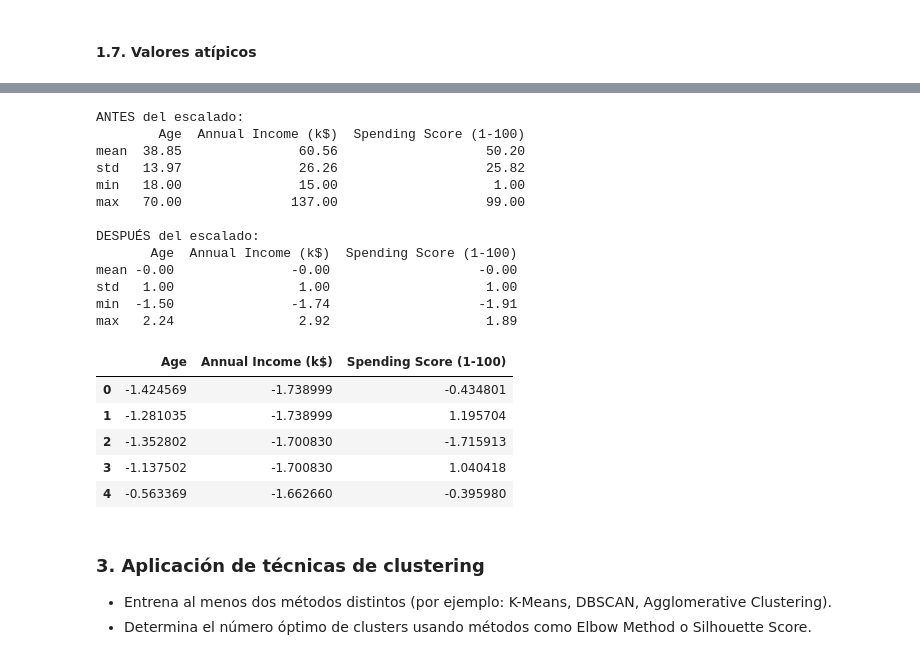
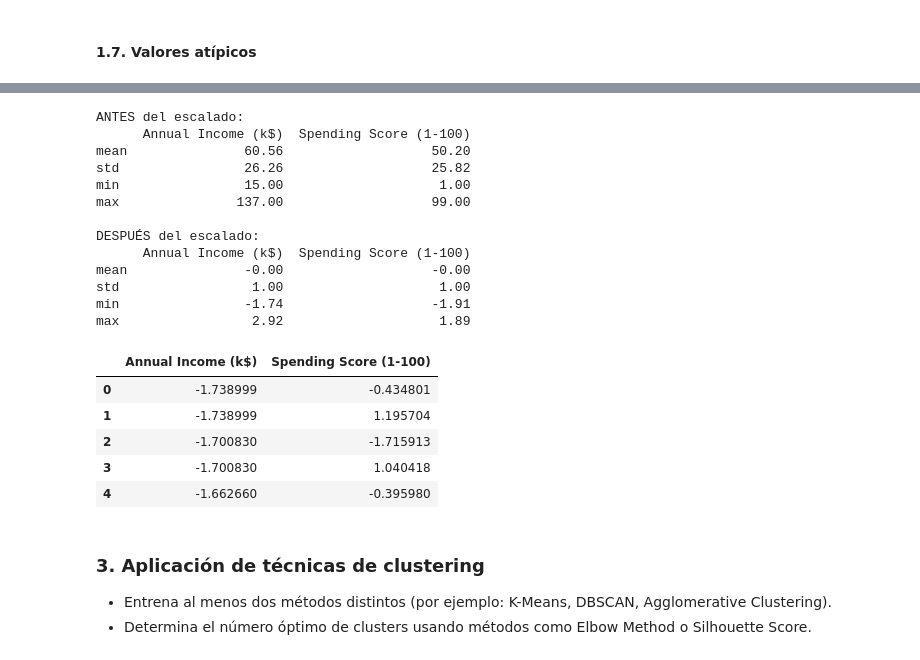
Before and after one commit to QudeCode/MSc-FIAIS-Activity-1, a Jupyter notebook: segmentacion_clientes.ipynb, the cells around one changed output, grey strips where cells are left out. Saved outputs shown, nothing was run; the diff lists cells and outputs as text; code cells hidden in the pictures.

Commit message:
uso de 2 variables en vez de 3 para el clustering

```diff
--- a/segmentacion_clientes.ipynb
+++ b/segmentacion_clientes.ipynb
@@ -222,44 +228,44 @@ No parece que haya valores atípicos.
 # %%
-# OBJETIVO: dejar las 3 variables con media=0 y desviación típica=1, para que pesen por igual.
+# OBJETIVO: dejar las 2 variables con media=0 y desviación típica=1, para que pesen por igual.
 
-# Estado previo: escalas muy diferentes
-df_scaled = df[["Age", "Annual Income (k$)", "Spending Score (1-100)"]]
+# Subconjunto sin escalar: escalas muy diferentes entre variables
+df_num = df[["Annual Income (k$)", "Spending Score (1-100)"]]
 print("ANTES del escalado:")
-print(df_scaled.describe().loc[["mean", "std", "min", "max"]].round(2))
+print(df_num.describe().loc[["mean", "std", "min", "max"]].round(2))
 
 # Aplicar StandardScaler
 scaler = StandardScaler()
-df_scaled_fit = scaler.fit_transform(df_scaled)   # fit aprende μ y σ, transform las aplica
+df_scaled_fit = scaler.fit_transform(df_num)   # fit aprende μ y σ, transform las aplica
 
 # Reconstruir DataFrame (fit_transform devuelve un array sin nombres)
 df_scaled_fit = pd.DataFrame(df_scaled_fit,
-                             columns=["Age", "Annual Income (k$)", "Spending Score (1-100)"])
+                             columns=["Annual Income (k$)", "Spending Score (1-100)"])
 
 # Estado posterior: todas centradas y normalizadas
 print("\nDESPUÉS del escalado:")
 print(df_scaled_fit.describe().loc[["mean", "std", "min", "max"]].round(2))
 
 df_scaled_fit.head()
 # %% [output]
 ANTES del escalado:
-        Age  Annual Income (k$)  Spending Score (1-100)
-mean  38.85               60.56                   50.20
-std   13.97               26.26                   25.82
-min   18.00               15.00                    1.00
-max   70.00              137.00                   99.00
+      Annual Income (k$)  Spending Score (1-100)
+mean               60.56                   50.20
+std                26.26                   25.82
+min                15.00                    1.00
+max               137.00                   99.00
 
 DESPUÉS del escalado:
-       Age  Annual Income (k$)  Spending Score (1-100)
-mean -0.00               -0.00                   -0.00
-std   1.00                1.00                    1.00
-min  -1.50               -1.74                   -1.91
-max   2.24                2.92                    1.89
+      Annual Income (k$)  Spending Score (1-100)
+mean               -0.00                   -0.00
+std                 1.00                    1.00
+min                -1.74                   -1.91
+max                 2.92                    1.89
-|  | Age | Annual Income (k$) | Spending Score (1-100) |
-| 0 | -1.424569 | -1.738999 | -0.434801 |
-| 1 | -1.281035 | -1.738999 | 1.195704 |
-| 2 | -1.352802 | -1.700830 | -1.715913 |
-| 3 | -1.137502 | -1.700830 | 1.040418 |
-| 4 | -0.563369 | -1.662660 | -0.395980 |
+|  | Annual Income (k$) | Spending Score (1-100) |
+| 0 | -1.738999 | -0.434801 |
+| 1 | -1.738999 | 1.195704 |
+| 2 | -1.700830 | -1.715913 |
+| 3 | -1.700830 | 1.040418 |
+| 4 | -1.662660 | -0.395980 |
 # %% [markdown]
 
 ### 3. Aplicación de técnicas de clustering
```
Also changed, not shown: parts of 9 cells of this notebook.
